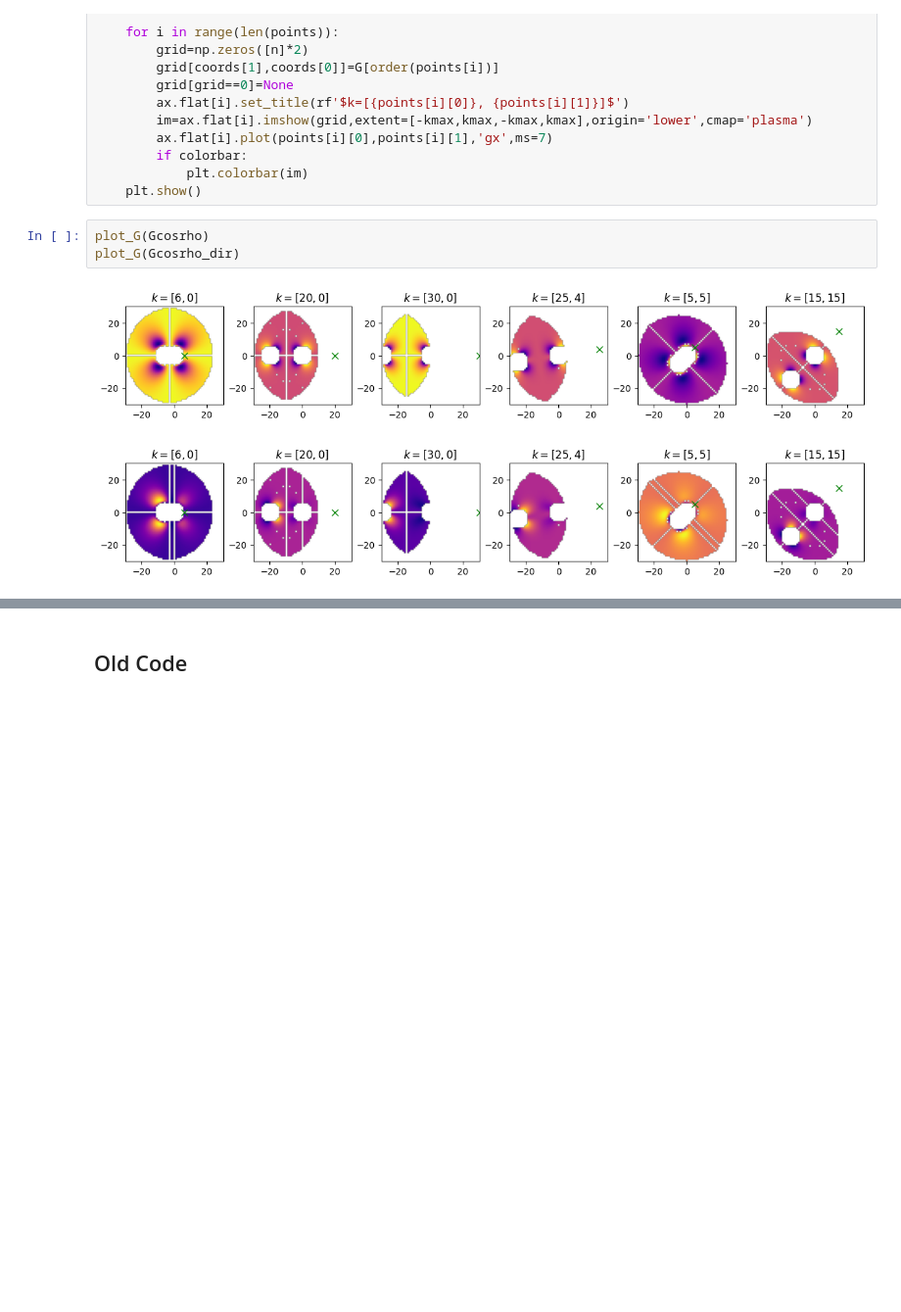
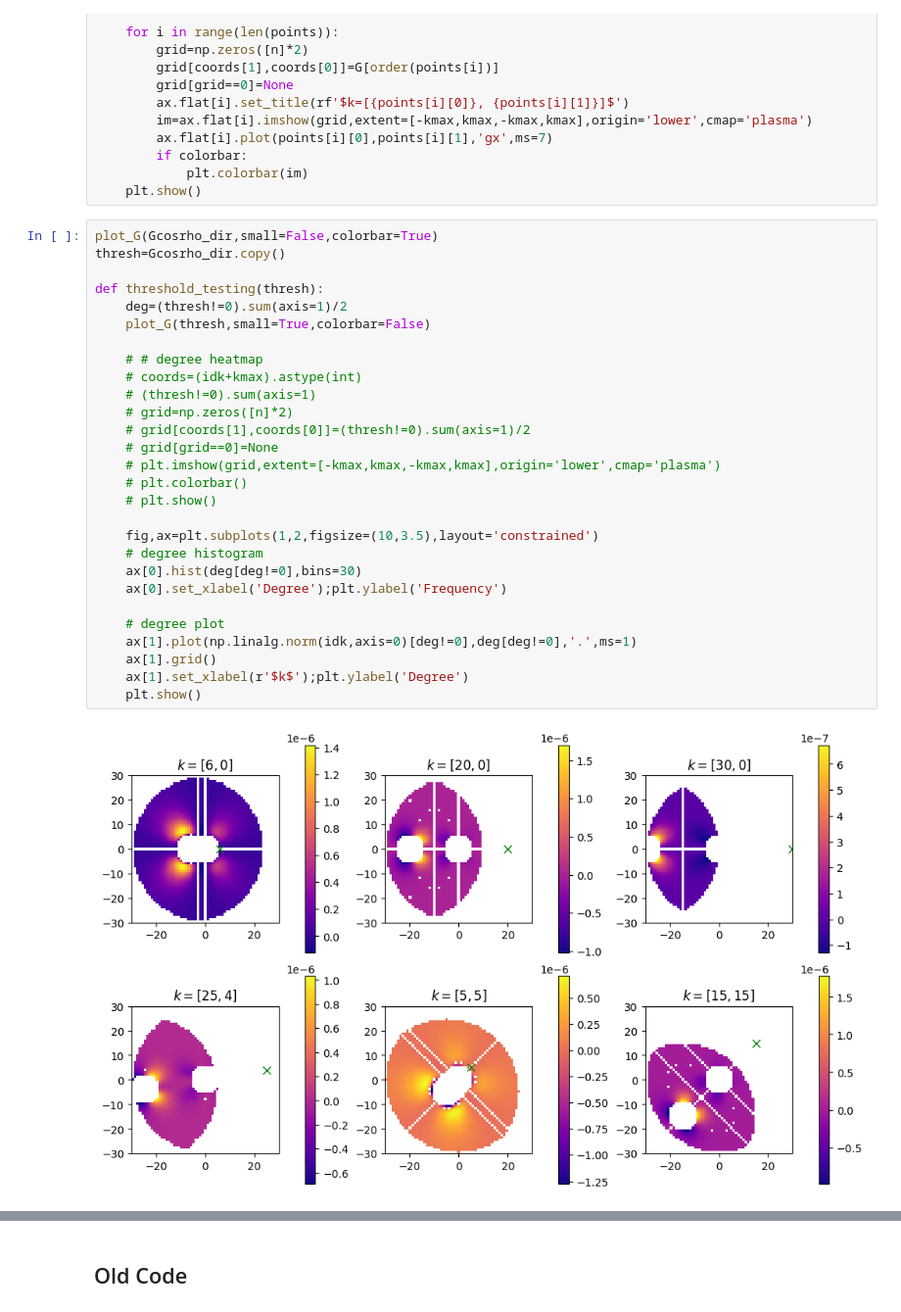
Before and after one commit to rbvogtiii/RSCAM_Networks-in-Turbulence, a Jupyter notebook: triads_simplified.ipynb, the cells around one changed output, grey strips where cells are left out. Shown at 98% size. Cells and saved outputs as stored; diff of their text form; blank space fills up the shorter version.

Commit message:
thresholding experiments

```diff
--- a/triads_simplified.ipynb
+++ b/triads_simplified.ipynb
@@ -38,8 +38,32 @@ def plot_G(G,colorbar=False,small=True):
             plt.colorbar(im)
     plt.show()
 # %%
-plot_G(Gcosrho)
-plot_G(Gcosrho_dir)
+plot_G(Gcosrho_dir,small=False,colorbar=True)
+thresh=Gcosrho_dir.copy()
+
+def threshold_testing(thresh):
+    deg=(thresh!=0).sum(axis=1)/2
+    plot_G(thresh,small=True,colorbar=False)
+
+    # # degree heatmap
+    # coords=(idk+kmax).astype(int)
+    # (thresh!=0).sum(axis=1)
+    # grid=np.zeros([n]*2)
+    # grid[coords[1],coords[0]]=(thresh!=0).sum(axis=1)/2
+    # grid[grid==0]=None
+    # plt.imshow(grid,extent=[-kmax,kmax,-kmax,kmax],origin='lower',cmap='plasma')
+    # plt.colorbar()
+    # plt.show()
+
+    fig,ax=plt.subplots(1,2,figsize=(10,3.5),layout='constrained')
+    # degree histogram
+    ax[0].hist(deg[deg!=0],bins=30)
+    ax[0].set_xlabel('Degree');plt.ylabel('Frequency')
+
+    # degree plot
+    ax[1].plot(np.linalg.norm(idk,axis=0)[deg!=0],deg[deg!=0],'.',ms=1)
+    ax[1].grid()
+    ax[1].set_xlabel(r'$k$');plt.ylabel('Degree')
+    plt.show()
 # %% [output]
-[figure, old version]
+[figure, new version]
-[figure, removed]
```
Also changed, not shown: parts of 1 cell of this notebook.
